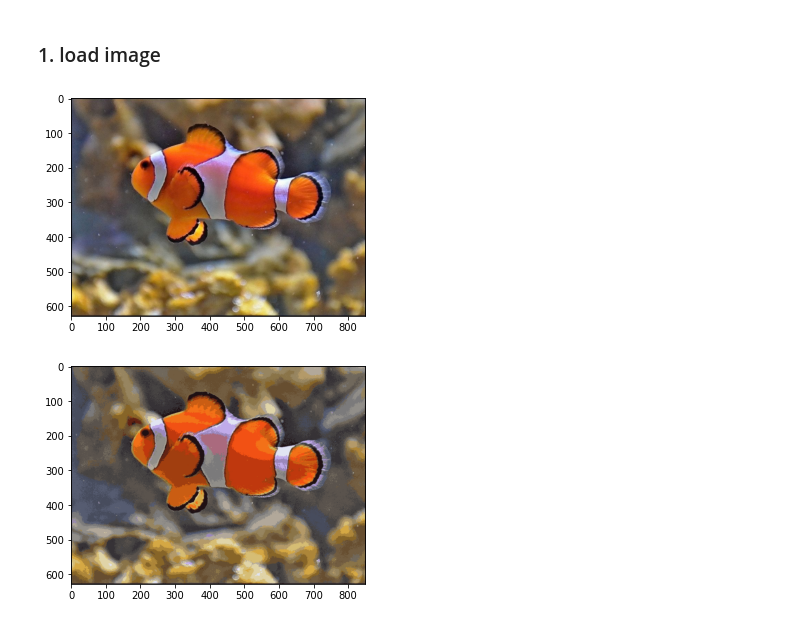
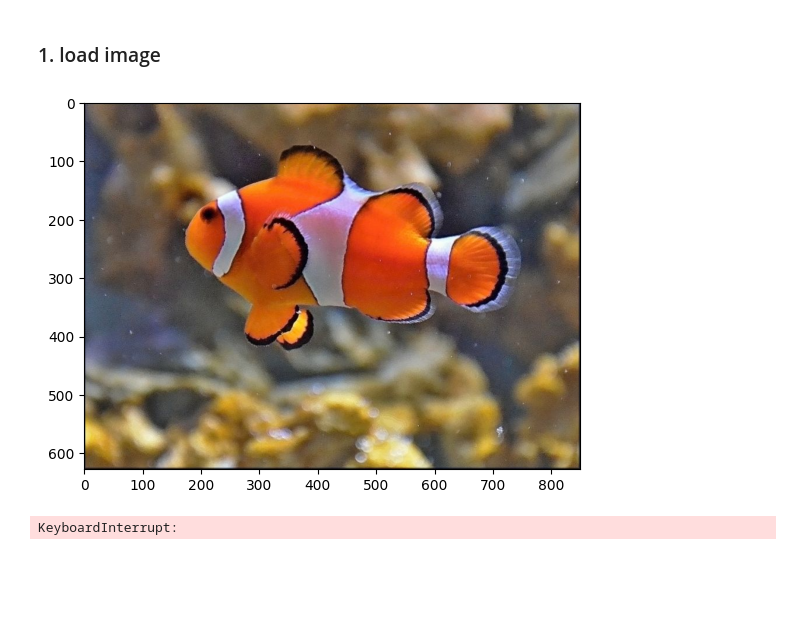
Before and after one commit to moncekM/MPA_MLF_Public, a Jupyter notebook: LAB_4/Lab_02_task-2.ipynb, the cells around one changed output. Cells and saved outputs as stored; diff of their text form; code cells hidden in the pictures; blank space fills up the shorter version.

```diff
--- a/LAB_4/Lab_02_task-2.ipynb
+++ b/LAB_4/Lab_02_task-2.ipynb
@@ -463,12 +482,12 @@ import numpy as np
 # %% [markdown]
 ### 1. load image
 # %%
-loaded_image = imread('Data/fish.jpg')
+loaded_image = imread('/Users/marti/Documents/____school/Machine Learning Fundaments/MPA_MLF_Public/LAB_4/Experience_4/fish.jpg')
 
 plt.imshow(loaded_image)
 plt.show()
 # %% [output]
-[figure, old version]
+[figure, new version]
 # %%
 def compress_image(image: np.ndarray, number_of_colours: int) -> np.ndarray:
     """
@@ -492,8 +523,8 @@ def compress_image(image: np.ndarray, number_of_colours: int) -> np.ndarray:
 # %%
-img = compress_image(loaded_image, 30)
+img = compress_image(loaded_image, 1024)
 
 plt.figure()
 plt.imshow(img)
 plt.show()
 # %% [output]
-[figure, removed]
+KeyboardInterrupt:
```
Also changed, not shown: parts of 8 cells of this notebook, 4 other files.
